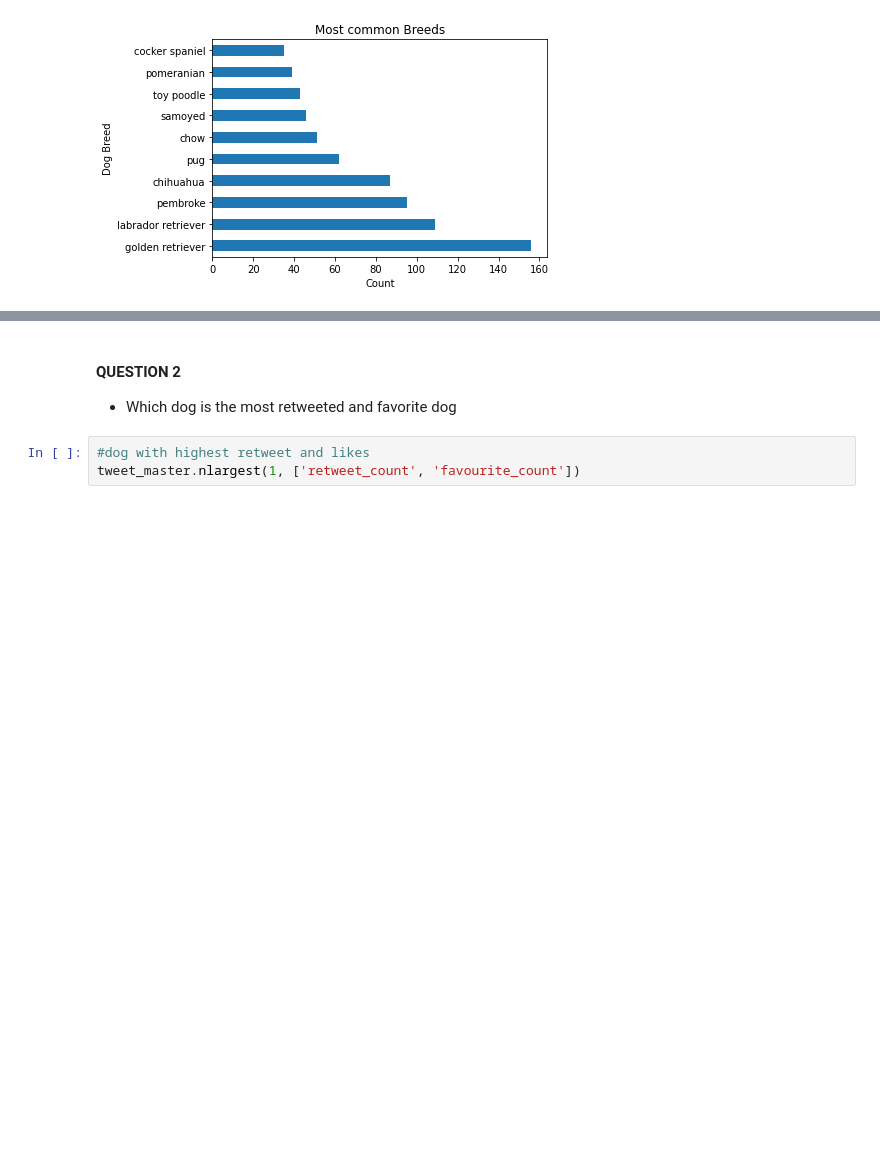
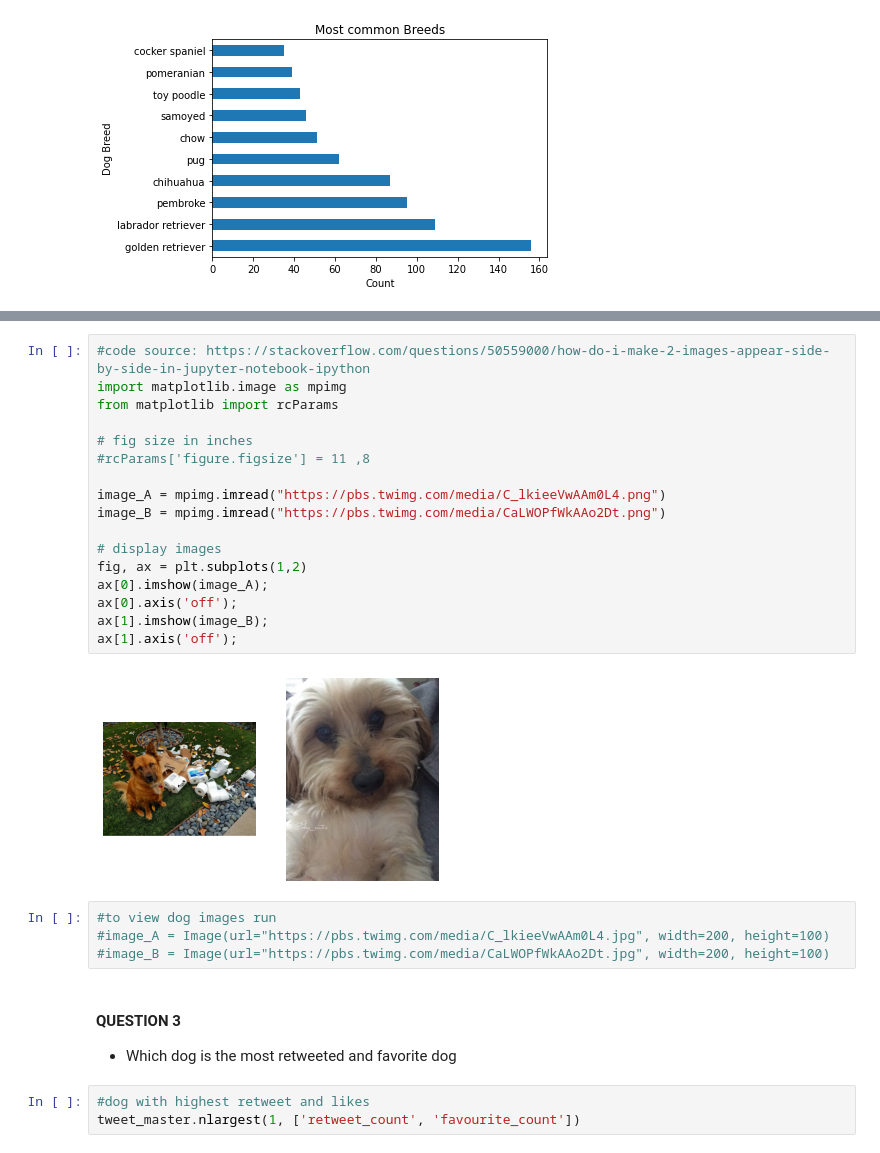
Before and after one commit to Ifyfrances/data_wrangle_analyze_project, a Jupyter notebook: wrangle_act.ipynb, the cells around one changed output, grey strips where cells are left out. Drawn from its saved outputs; the diff is of its cells as text; blank space fills up the shorter version.

```diff
--- a/wrangle_act.ipynb
+++ b/wrangle_act.ipynb
@@ -1133,5 +1181,28 @@ tweet_master['conf_interval'].hist();
+# %%
+#code source: https://stackoverflow.com/questions/50559000/how-do-i-make-2-images-appear-side-by-side-in-jupyter-notebook-ipython
+import matplotlib.image as mpimg
+from matplotlib import rcParams
+
+# fig size in inches
+#rcParams['figure.figsize'] = 11 ,8
+
+image_A = mpimg.imread("https://pbs.twimg.com/media/C_lkieeVwAAm0L4.png")
+image_B = mpimg.imread("https://pbs.twimg.com/media/CaLWOPfWkAAo2Dt.png")
+
+# display images
+fig, ax = plt.subplots(1,2)
+ax[0].imshow(image_A);
+ax[0].axis('off');
+ax[1].imshow(image_B);
+ax[1].axis('off');
+# %% [output]
+[figure, added]
+# %%
+#to view dog images run
+#image_A = Image(url="https://pbs.twimg.com/media/C_lkieeVwAAm0L4.jpg", width=200, height=100)
+#image_B = Image(url="https://pbs.twimg.com/media/CaLWOPfWkAAo2Dt.jpg", width=200, height=100)
 # %% [markdown]
-#### QUESTION 2
+#### QUESTION 3
 - Which dog is the most retweeted and favorite dog
 # %%
 #dog with highest retweet and likes
```
Also changed, not shown: parts of 35 cells of this notebook, 4 other files.
